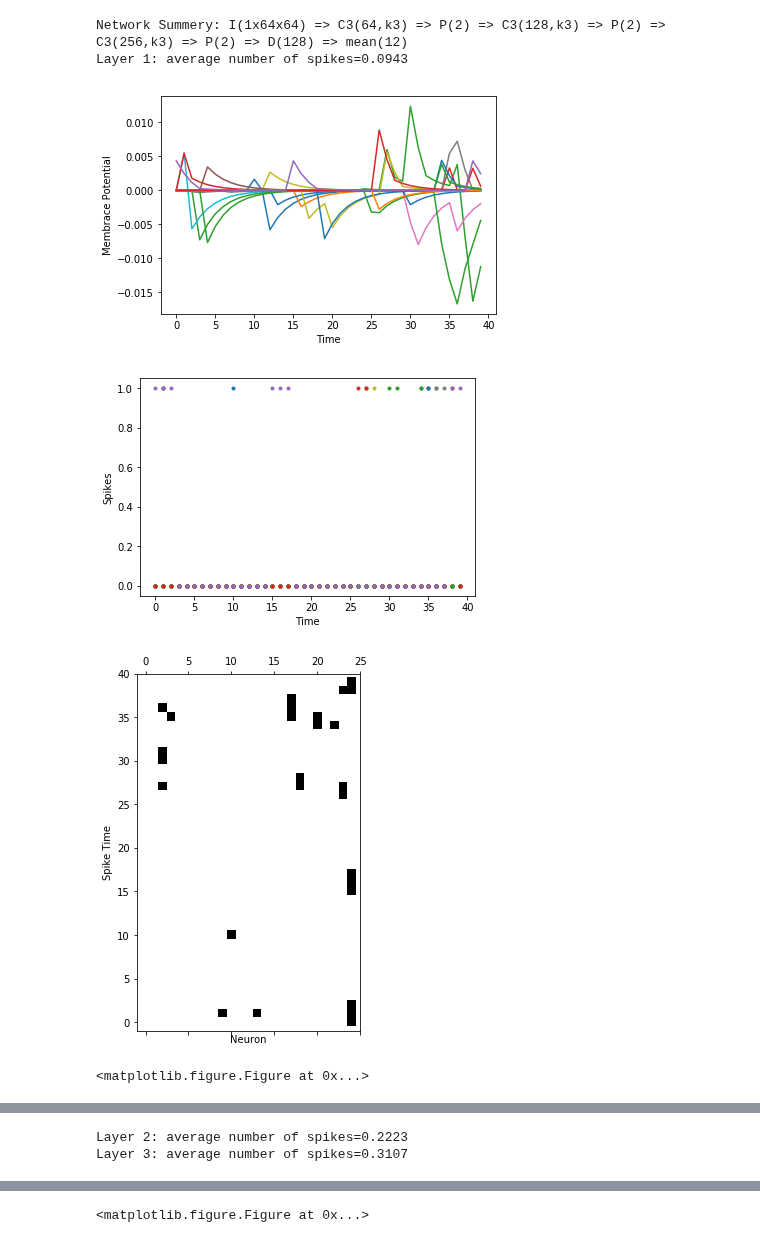
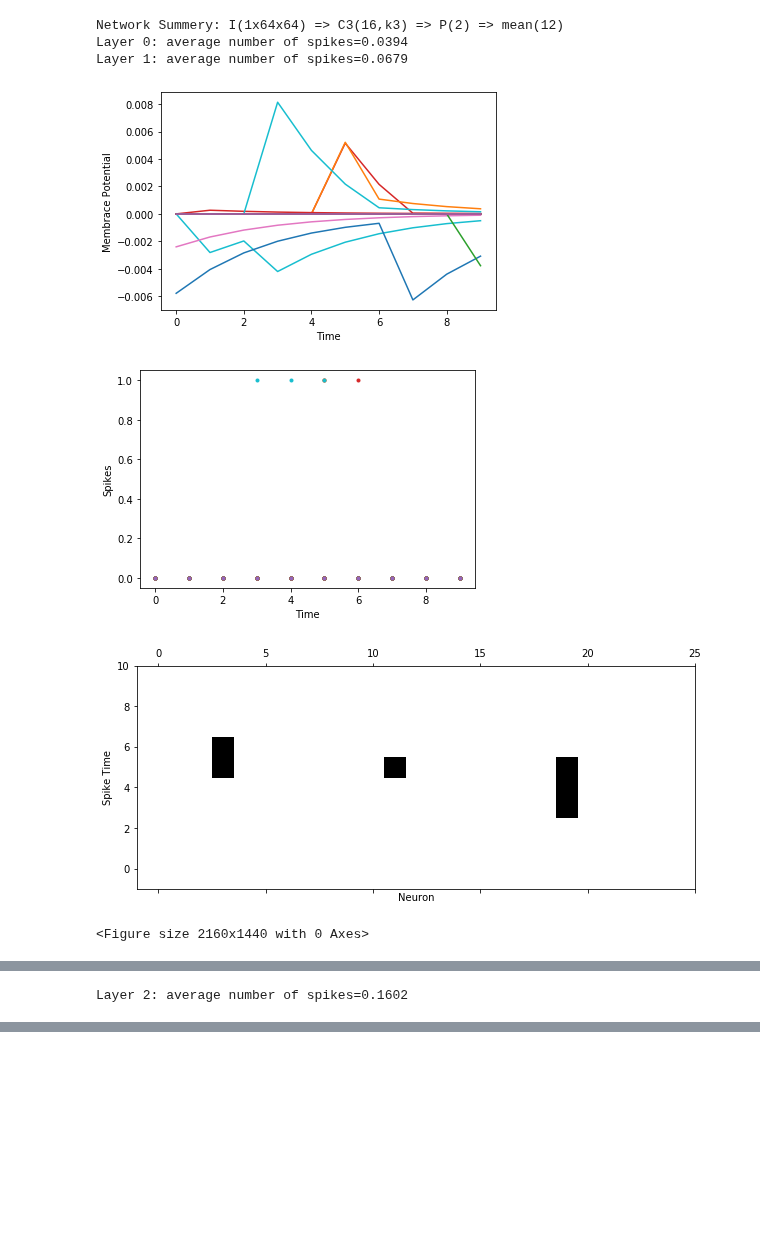
Before and after one commit to ArefMq/action-recognition-via-snn, a Jupyter notebook: S-CNN-DVS.ipynb, the cells around one changed output, grey strips where cells are left out. Cells and saved outputs as stored; diff of their text form; code cells hidden in the pictures; blank space fills up the shorter version.

```diff
--- a/S-CNN-DVS.ipynb
+++ b/S-CNN-DVS.ipynb
@@ -153,14 +162,8 @@ pre-processing dataset: 23
-# %%
-def plot_one_batch(network, batch_id=0):
-    for X_batch, _ in load_data('train'):
-        break
-
-    network.predict(X_batch)
-
-    for i,l in enumerate(network.layers):
-        if 'spk_rec_hist' in l.__dict__:
-            print("Layer {}: average number of spikes={:.4f}".format(i, l.spk_rec_hist.mean()))
-        plot_spikes_in_time(l, batch_id)
+# %%
+def plot_one_batch(network, batch_id=0):
+    for xb, yb in load_data('test'):
+        break
+    network.plot_one_batch(xb, yb, batch_id)
 # %%
 network = SNN(device=device, dtype=dtype)
 network.time_expector = time_expector
@@ -196,40 +199,40 @@ network.add_pool2d(kernel_size=(2,2))
 #     output_channels=256,
 #     kernel_size=(1,3,3),
 #     dilation=(1,1,1),
 #     lateral_connections=False,
 #     recurrent=False,
 
 #     w_init_mean=0.00,
 #     w_init_std=0.05
 # )
 # network.add_pool2d(kernel_size=(2,2))
 
 
 # network.add_dense(
 #     output_shape=128,
 #     w_init_mean=0.0,
-#     w_init_std=0.8
-# #     lateral_connections=True
+#     w_init_std=0.8,
+#     lateral_connections=False,
 # )
 
 network.add_readout(
     output_shape=12,
     time_reduction="mean",
 
     w_init_mean=0.0,
-    w_init_std=0.6
+    w_init_std=0.8
 )
 
 network.compile()
-network = network.to(network.device, network.dtype) # FIXME: this is a bug, fix it!
 
 
 print('Network Summery:', network.serialize_to_text())
 plot_one_batch(network)
 # %% [output]
-Network Summery: I(1x64x64) => C3(64,k3) => P(2) => C3(128,k3) => P(2) => C3(256,k3) => P(2) => D(128) => mean(12)
-Layer 1: average number of spikes=0.0943
+Network Summery: I(1x64x64) => C3(16,k3) => P(2) => mean(12)
+Layer 0: average number of spikes=0.0394
+Layer 1: average number of spikes=0.0679
-[figure, old version]
+[figure, new version]
-[figure, old version]
+[figure, new version]
-[figure, old version]
+[figure, new version]
-<matplotlib.figure.Figure at 0x...>
+<Figure size 2160x1440 with 0 Axes>
@@ -238,2 +241 @@ Layer 1: average number of spikes=0.0943
-Layer 2: average number of spikes=0.2223
-Layer 3: average number of spikes=0.3107
+Layer 2: average number of spikes=0.1602
@@ -243 +242,0 @@ Layer 3: average number of spikes=0.3107
-<matplotlib.figure.Figure at 0x...>
```
Also changed, not shown: parts of 14 cells of this notebook, 10 other files.
